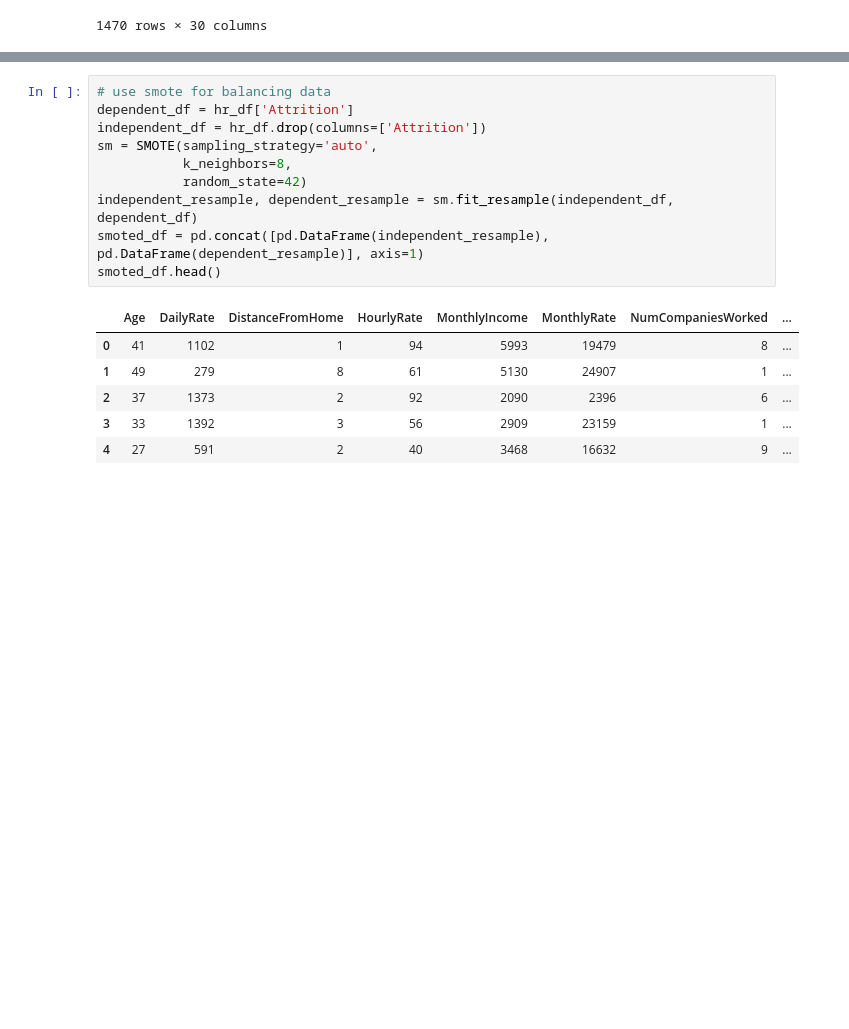
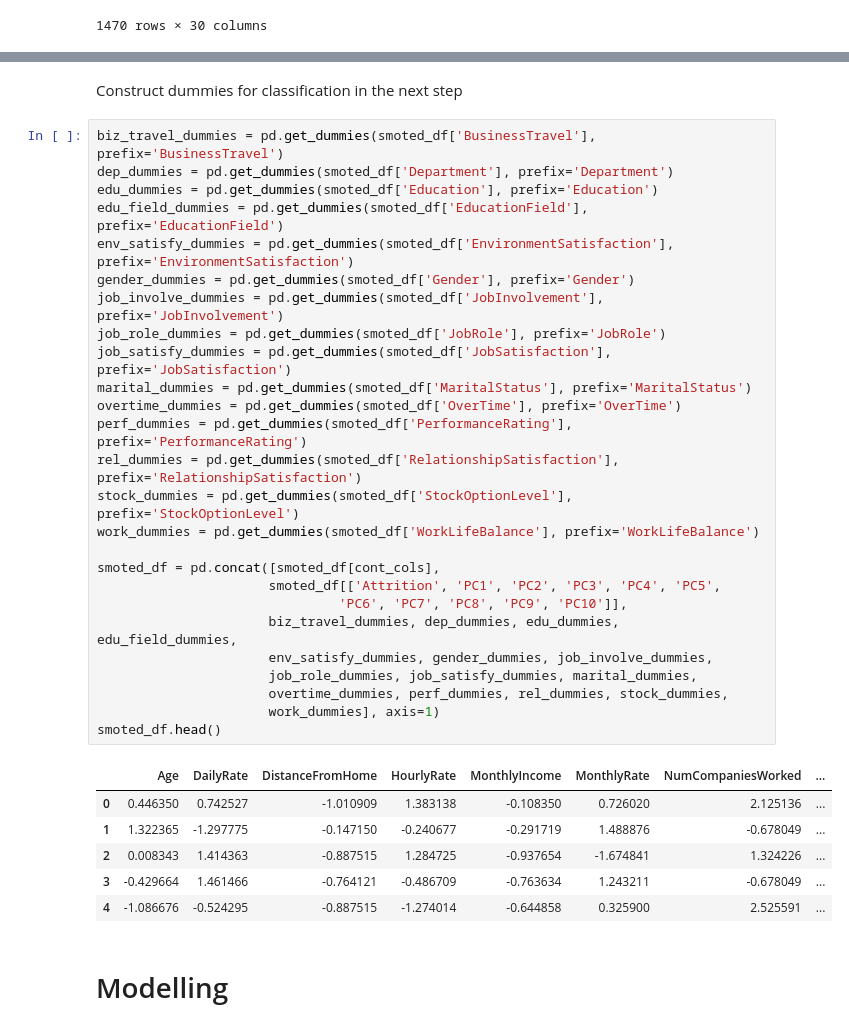
Before and after one commit to CSML1000-Winter2021-GroupA/human-resources, a Jupyter notebook: notebook.ipynb, the cells around one changed output, grey strips where cells are left out. Drawn from its saved outputs; the diff is of its cells as text; blank space fills up the shorter version.

Commit message:
Initial cut of completed model

```diff
--- a/notebook.ipynb
+++ b/notebook.ipynb
@@ -195,17 +166,37 @@ graph = sns.barplot(x=importance_df['gini_importance'],
-# %%
-# use smote for balancing data
-dependent_df = hr_df['Attrition']
-independent_df = hr_df.drop(columns=['Attrition'])
-sm = SMOTE(sampling_strategy='auto',
-           k_neighbors=8,
-           random_state=42)
-independent_resample, dependent_resample = sm.fit_resample(independent_df, dependent_df)
-smoted_df = pd.concat([pd.DataFrame(independent_resample), pd.DataFrame(dependent_resample)], axis=1)
-smoted_df.head()
-# %% [output]
-|  | Age | DailyRate | DistanceFromHome | HourlyRate | MonthlyIncome | MonthlyRate | NumCompaniesWorked | ... |
-| 0 | 41 | 1102 | 1 | 94 | 5993 | 19479 | 8 | ... |
-| 1 | 49 | 279 | 8 | 61 | 5130 | 24907 | 1 | ... |
-| 2 | 37 | 1373 | 2 | 92 | 2090 | 2396 | 6 | ... |
-| 3 | 33 | 1392 | 3 | 56 | 2909 | 23159 | 1 | ... |
-| 4 | 27 | 591 | 2 | 40 | 3468 | 16632 | 9 | ... |
+# %% [markdown]
+Construct dummies for classification in the next step
+# %%
+biz_travel_dummies = pd.get_dummies(smoted_df['BusinessTravel'], prefix='BusinessTravel')
+dep_dummies = pd.get_dummies(smoted_df['Department'], prefix='Department')
+edu_dummies = pd.get_dummies(smoted_df['Education'], prefix='Education')
+edu_field_dummies = pd.get_dummies(smoted_df['EducationField'], prefix='EducationField')
+env_satisfy_dummies = pd.get_dummies(smoted_df['EnvironmentSatisfaction'], prefix='EnvironmentSatisfaction')
+gender_dummies = pd.get_dummies(smoted_df['Gender'], prefix='Gender')
+job_involve_dummies = pd.get_dummies(smoted_df['JobInvolvement'], prefix='JobInvolvement')
+job_role_dummies = pd.get_dummies(smoted_df['JobRole'], prefix='JobRole')
+job_satisfy_dummies = pd.get_dummies(smoted_df['JobSatisfaction'], prefix='JobSatisfaction')
+marital_dummies = pd.get_dummies(smoted_df['MaritalStatus'], prefix='MaritalStatus')
+overtime_dummies = pd.get_dummies(smoted_df['OverTime'], prefix='OverTime')
+perf_dummies = pd.get_dummies(smoted_df['PerformanceRating'], prefix='PerformanceRating')
+rel_dummies = pd.get_dummies(smoted_df['RelationshipSatisfaction'], prefix='RelationshipSatisfaction')
+stock_dummies = pd.get_dummies(smoted_df['StockOptionLevel'], prefix='StockOptionLevel')
+work_dummies = pd.get_dummies(smoted_df['WorkLifeBalance'], prefix='WorkLifeBalance')
+
+smoted_df = pd.concat([smoted_df[cont_cols],
+                      smoted_df[['Attrition', 'PC1', 'PC2', 'PC3', 'PC4', 'PC5',
+                               'PC6', 'PC7', 'PC8', 'PC9', 'PC10']],
+                      biz_travel_dummies, dep_dummies, edu_dummies, edu_field_dummies,
+                      env_satisfy_dummies, gender_dummies, job_involve_dummies,
+                      job_role_dummies, job_satisfy_dummies, marital_dummies,
+                      overtime_dummies, perf_dummies, rel_dummies, stock_dummies,
+                      work_dummies], axis=1)
+smoted_df.head()
+# %% [output]
+|  | Age | DailyRate | DistanceFromHome | HourlyRate | MonthlyIncome | MonthlyRate | NumCompaniesWorked | ... |
+| 0 | 0.446350 | 0.742527 | -1.010909 | 1.383138 | -0.108350 | 0.726020 | 2.125136 | ... |
+| 1 | 1.322365 | -1.297775 | -0.147150 | -0.240677 | -0.291719 | 1.488876 | -0.678049 | ... |
+| 2 | 0.008343 | 1.414363 | -0.887515 | 1.284725 | -0.937654 | -1.674841 | 1.324226 | ... |
+| 3 | -0.429664 | 1.461466 | -0.764121 | -0.486709 | -0.763634 | 1.243211 | -0.678049 | ... |
+| 4 | -1.086676 | -0.524295 | -0.887515 | -1.274014 | -0.644858 | 0.325900 | 2.525591 | ... |
+# %% [markdown]
+# Modelling
```
Also changed, not shown: parts of 14 cells of this notebook.
